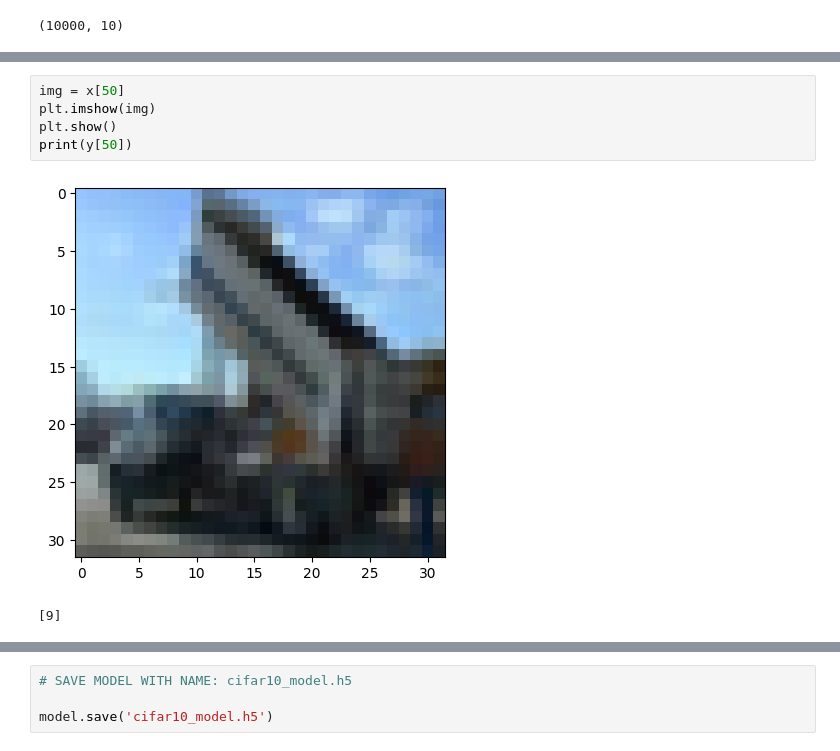
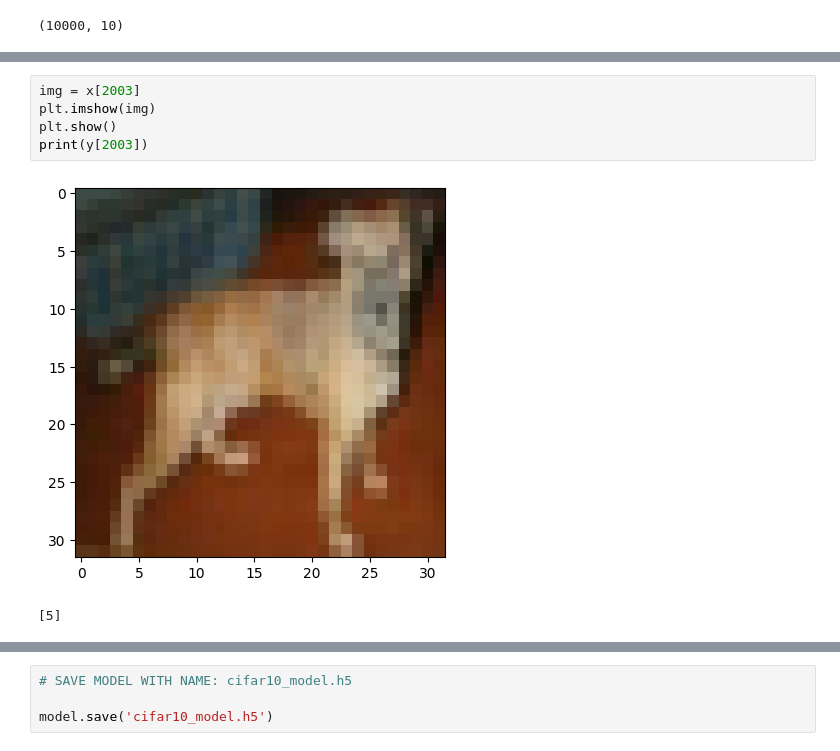
Before and after one commit to Onehundredpunches/AI_W9_31_03_23, a Jupyter notebook: AI_W9_31_03_23_cifar10.ipynb, the cells around one changed output, grey strips where cells are left out. Saved outputs shown, nothing was run; the diff lists cells and outputs as text.

```diff
--- a/AI_W9_31_03_23_cifar10.ipynb
+++ b/AI_W9_31_03_23_cifar10.ipynb
@@ -123,11 +130,11 @@ Do chinh xac: 0.4239000082015991
 # %%
-img = x[50]
+img = x[2003]
 plt.imshow(img)
 plt.show()
-print(y[50])
+print(y[2003])
 # %% [output]
-[figure, old version]
+[figure, new version]
-[9]
+[5]
 # %%
 X_pred = x[10].reshape(1,32*32*3)
 X_pred=X_pred.astype('float32')/255
```
Also changed, not shown: parts of 6 cells of this notebook.
